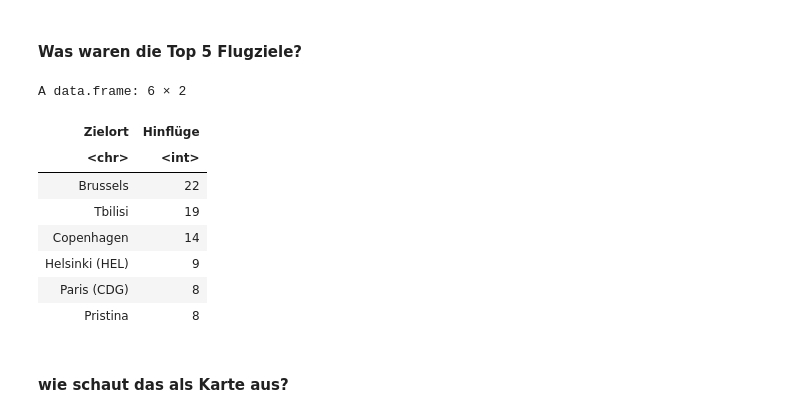
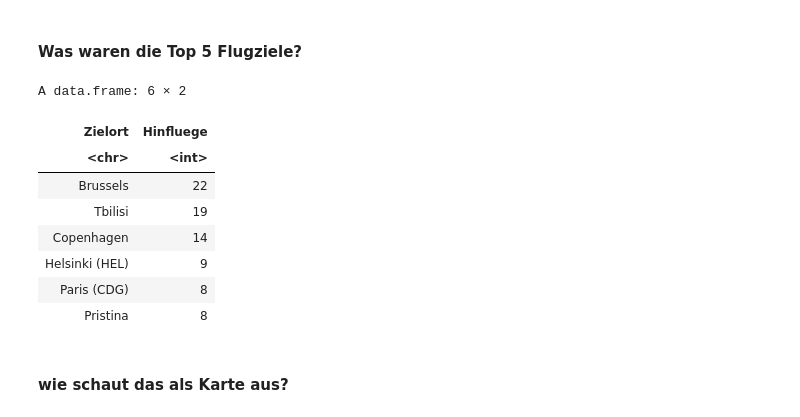
Before and after one commit to 1O/R-intro-2023, a Jupyter notebook: R-intro-2023.ipynb, the cells around one changed output. Drawn from its saved outputs; the diff is of its cells as text; code cells hidden in the pictures.

```diff
--- a/R-intro-2023.ipynb
+++ b/R-intro-2023.ipynb
@@ -111,11 +111,11 @@ A data.frame: 4 × 3
 # %%
 d %>%
     filter(Abflugort == 'Vienna (VIE)') %>%
-    count(Zielort, name = 'Hinflüge') %>%
-    slice_max(Hinflüge, n = 5)
+    count(Zielort, name = 'Hinfluege') %>%
+    slice_max(Hinfluege, n = 5)
 # %% [output]
 A data.frame: 6 × 2
-| Zielort | Hinflüge |
+| Zielort | Hinfluege |
 | <chr> | <int> |
 | Brussels | 22 |
 | Tbilisi | 19 |
```
Also changed, not shown: parts of 6 cells of this notebook, 1 other file.
